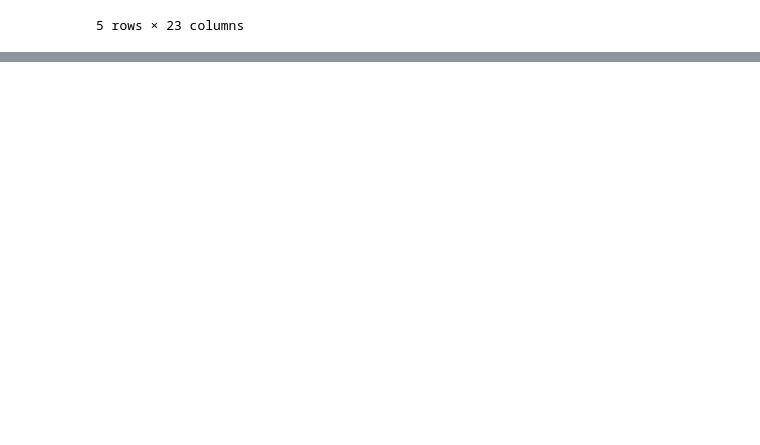
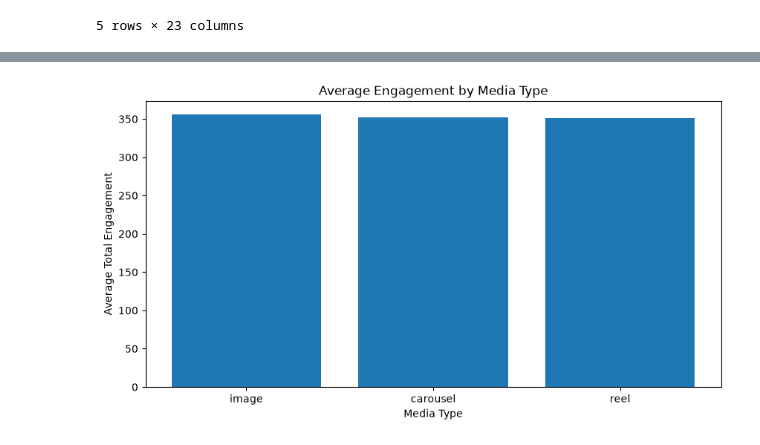
Before and after one commit to kashish1422/instagram-creator-analytics, a Jupyter notebook: Python/data_understanding.ipynb, the cells around one changed output, grey strips where cells are left out. Drawn from its saved outputs; the diff is of its cells as text; code cells hidden in the pictures; blank space fills up the shorter version.

Commit message:
python analysis

```diff
--- a/Python/data_understanding.ipynb
+++ b/Python/data_understanding.ipynb
@@ -400,0 +456,13 @@ import pandas as pd
+# %%
+media_analysis = (
+    df_clean.groupby("media_type")
+    .agg(
+        posts=("post_id", "count"),
+        avg_engagement=("total_engagement", "mean"),
+        avg_reach=("reach", "mean"),
+        avg_engagement_rate=("engagement_rate_calc", "mean")
+    )
+    .sort_values("avg_engagement", ascending=False)
+)
+
+media_analysis.round(2)
@@ -400,0 +475,15 @@ import pandas as pd
+# %%
+plt.figure(figsize=(10, 5))
+
+plt.bar(
+    media_analysis.index,
+    media_analysis["avg_engagement"]
+)
+
+plt.title("Average Engagement by Media Type")
+plt.xlabel("Media Type")
+plt.ylabel("Average Total Engagement")
+
+plt.show()
+# %% [output]
+[figure, added]
```
Also changed, not shown: parts of 32 cells of this notebook.
